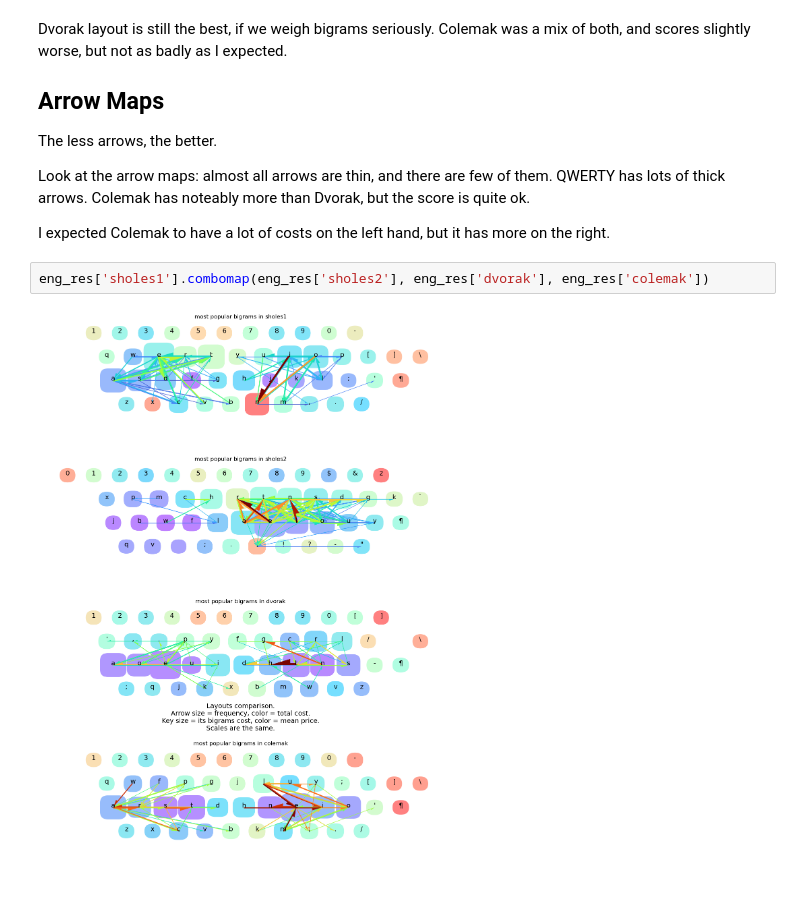
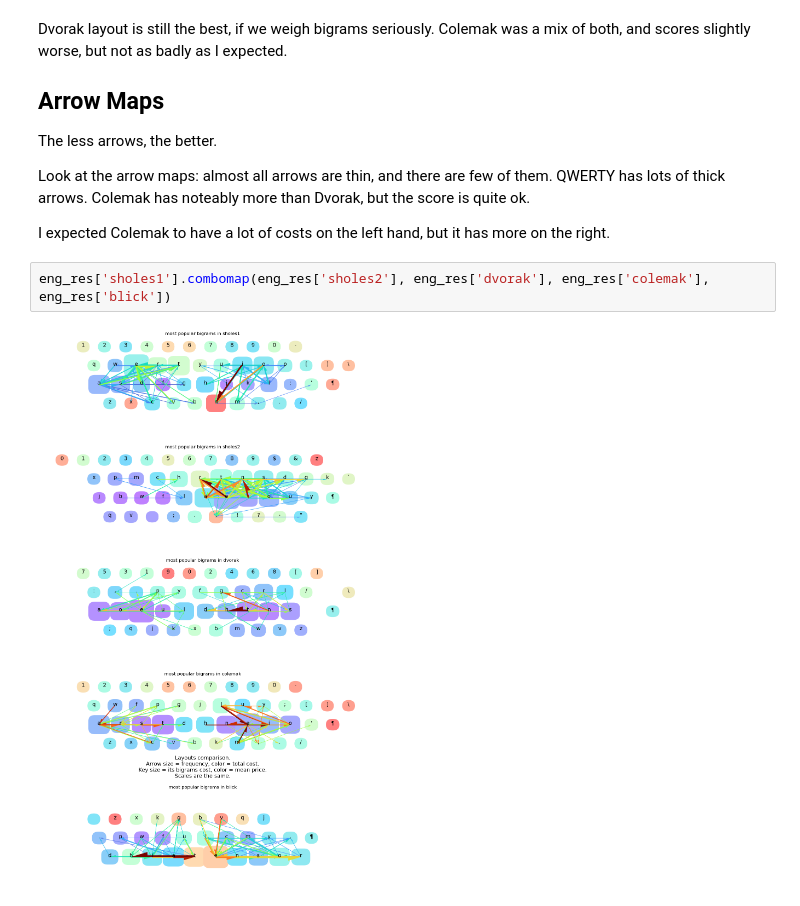
Before and after one commit to culebron/rus-layout-opt, a Jupyter notebook: English Layouts.ipynb, the cells around one changed output. Saved outputs shown, nothing was run; the diff lists cells and outputs as text.

```diff
--- a/English Layouts.ipynb
+++ b/English Layouts.ipynb
@@ -121,6 +137,6 @@ Look at the arrow maps: almost all arrows are thin, and there are few of them. Q
 
 I expected Colemak to have a lot of costs on the left hand, but it has more on the right.
 # %%
-eng_res['sholes1'].combomap(eng_res['sholes2'], eng_res['dvorak'], eng_res['colemak'])
+eng_res['sholes1'].combomap(eng_res['sholes2'], eng_res['dvorak'], eng_res['colemak'], eng_res['blick'])
 # %% [output]
-[figure, old version]
+[figure, new version]
```
Also changed, not shown: parts of 4 cells of this notebook, 2 other files.
